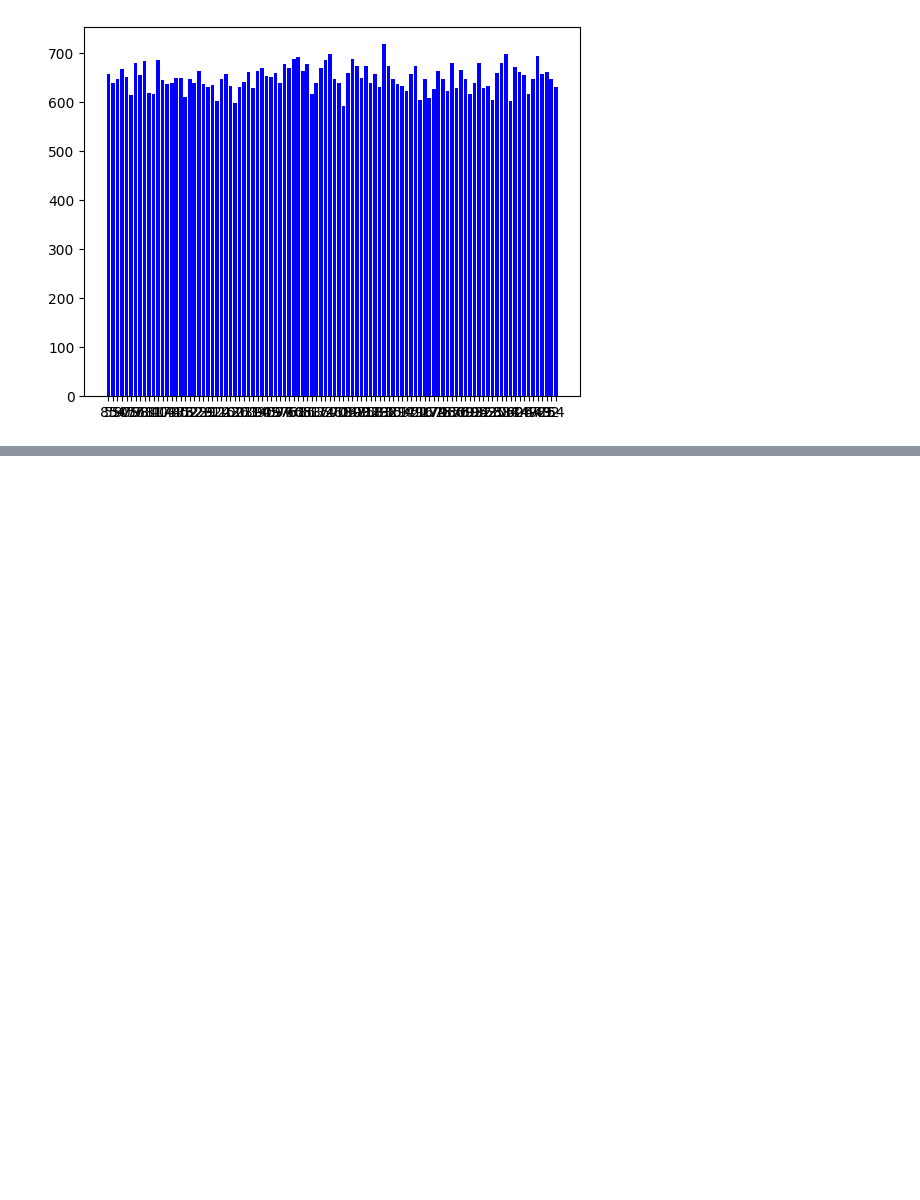
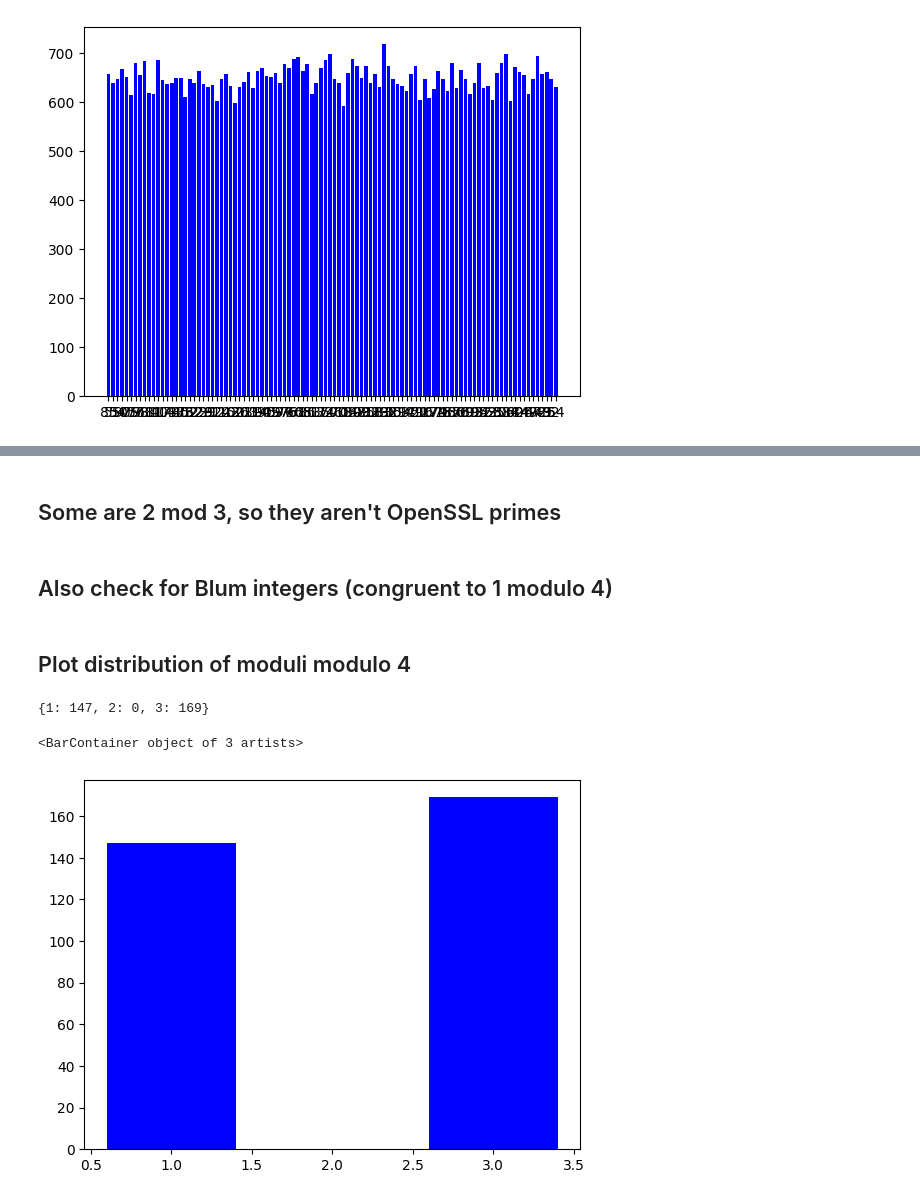
Before and after one commit to hennessyangela/analyze_RSA_keys, a Jupyter notebook: analyze_RSA_keys.ipynb, the cells around one changed output, grey strips where cells are left out. Cells and saved outputs as stored; diff of their text form; code cells hidden in the pictures; blank space fills up the shorter version.

```diff
--- a/analyze_RSA_keys.ipynb
+++ b/analyze_RSA_keys.ipynb
@@ -72,0 +100,23 @@ plt.bar(list(counts.keys()), counts.values(), color='b')
+# %% [markdown]
+## Some are 2 mod 3, so they aren't OpenSSL primes
+# %% [markdown]
+## Also check for Blum integers (congruent to 1 modulo 4)
+# %% [markdown]
+## Plot distribution of moduli modulo 4
+# %%
+counts_mod4={1:0,2:0,3:0}
+
+for N in moduli:
+    val_mod4=int(N,16) % 4
+    if val_mod4==1:
+        counts_mod4[1]+=1
+    elif val_mod4==3:
+        counts_mod4[3]+=1
+print(counts_mod4)
+
+idth=1.0
+plt.bar(list(counts_mod4.keys()), counts_mod4.values(), color='b')
+# %% [output]
+{1: 147, 2: 0, 3: 169}
+<BarContainer object of 3 artists>
+[figure, added]
```
Also changed, not shown: parts of 6 cells of this notebook.
